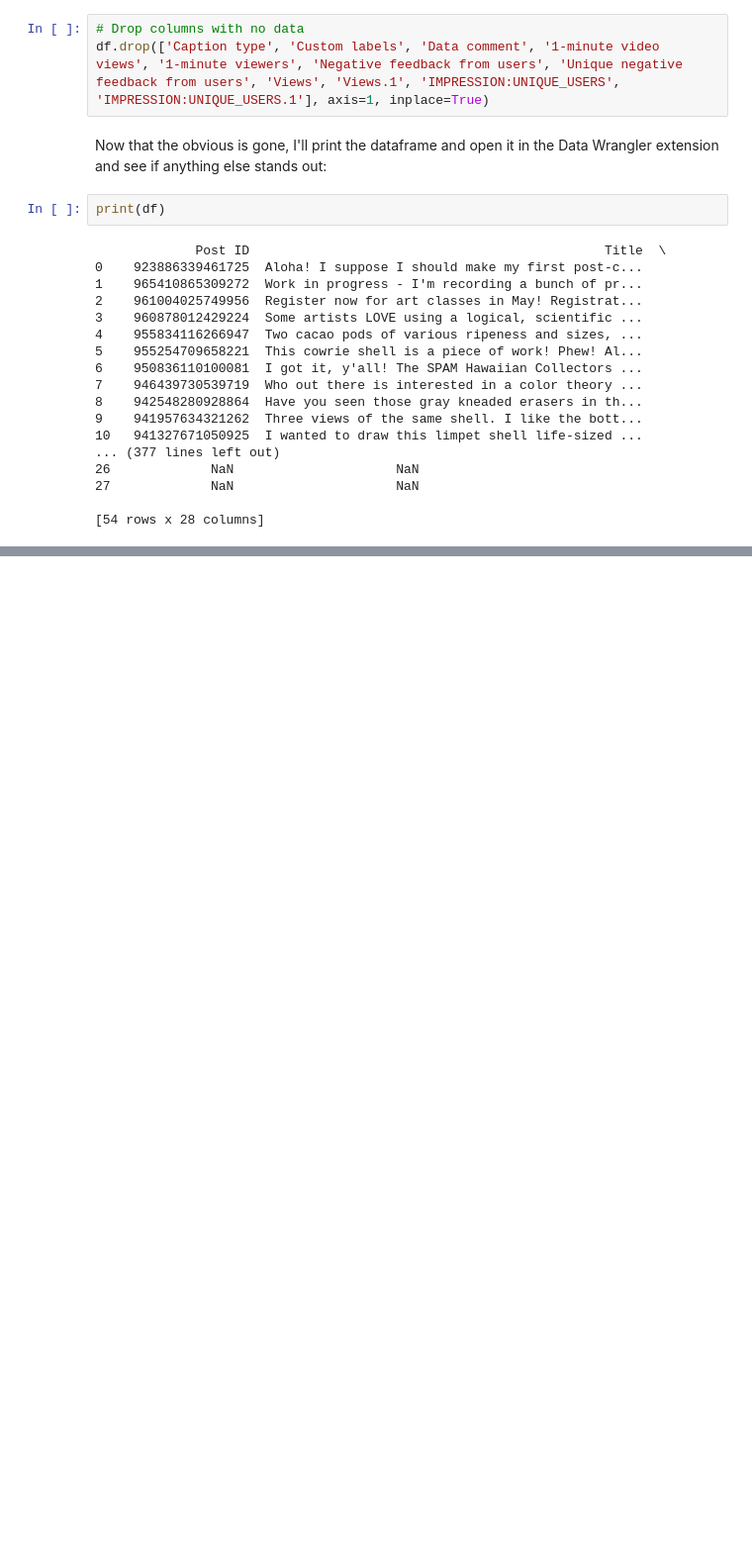
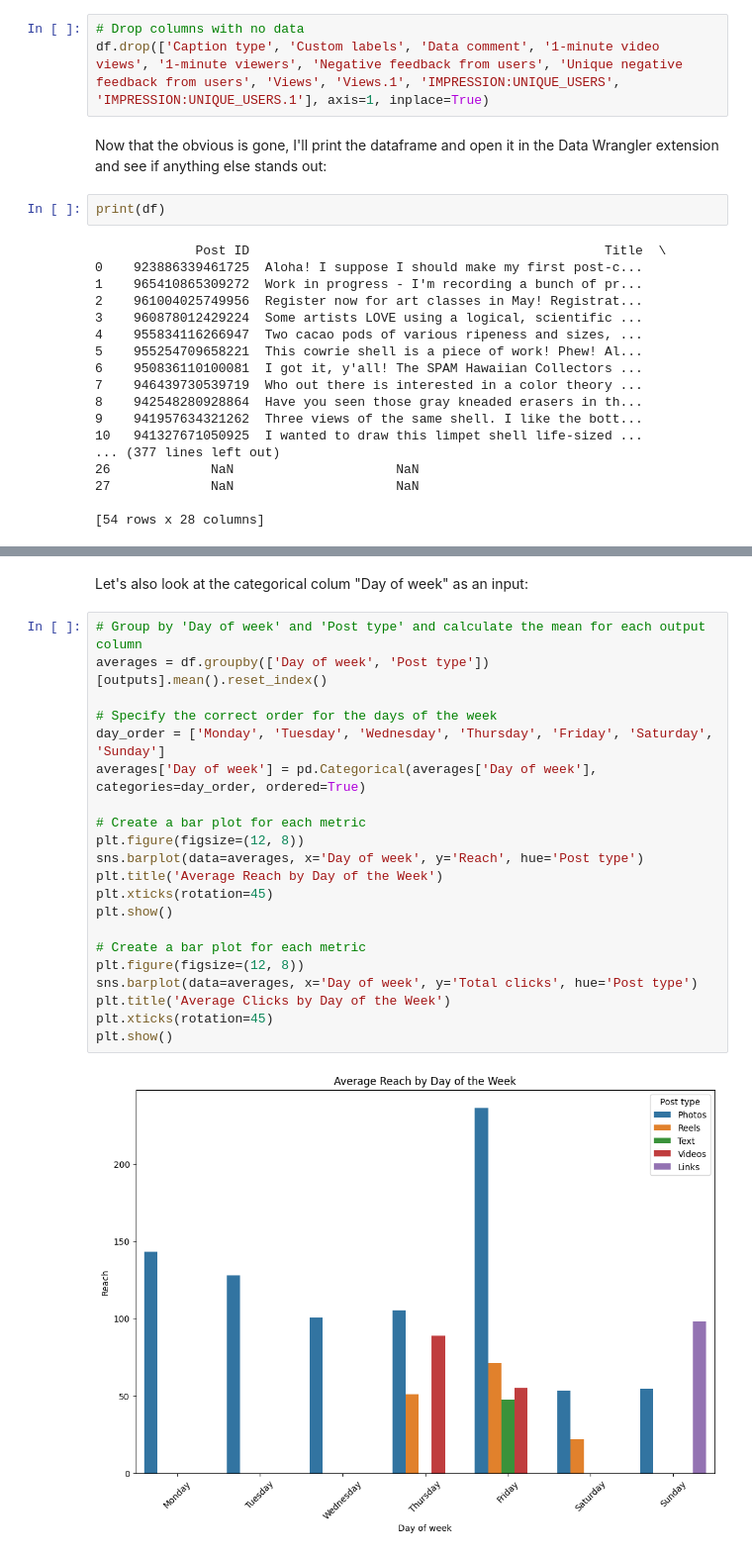
Before and after one commit to matthewpblock/datafun-06-eda, a Jupyter notebook: block_eda.ipynb, the cells around one changed output, grey strips where cells are left out. Shown at 99% size. Saved outputs shown, nothing was run; the diff lists cells and outputs as text; blank space fills up the shorter version.

```diff
--- a/block_eda.ipynb
+++ b/block_eda.ipynb
@@ -223,0 +265,25 @@ dtype: object
+# %% [markdown]
+Let's also look at the categorical colum "Day of week" as an input:
+# %%
+# Group by 'Day of week' and 'Post type' and calculate the mean for each output column
+averages = df.groupby(['Day of week', 'Post type'])[outputs].mean().reset_index()
+
+# Specify the correct order for the days of the week
+day_order = ['Monday', 'Tuesday', 'Wednesday', 'Thursday', 'Friday', 'Saturday', 'Sunday']
+averages['Day of week'] = pd.Categorical(averages['Day of week'], categories=day_order, ordered=True)
+
+# Create a bar plot for each metric
+plt.figure(figsize=(12, 8))
+sns.barplot(data=averages, x='Day of week', y='Reach', hue='Post type')
+plt.title('Average Reach by Day of the Week')
+plt.xticks(rotation=45)
+plt.show()
+
+# Create a bar plot for each metric
+plt.figure(figsize=(12, 8))
+sns.barplot(data=averages, x='Day of week', y='Total clicks', hue='Post type')
+plt.title('Average Clicks by Day of the Week')
+plt.xticks(rotation=45)
+plt.show()
+# %% [output]
+[figure, added]
```
Also changed, not shown: parts of 9 cells of this notebook.
